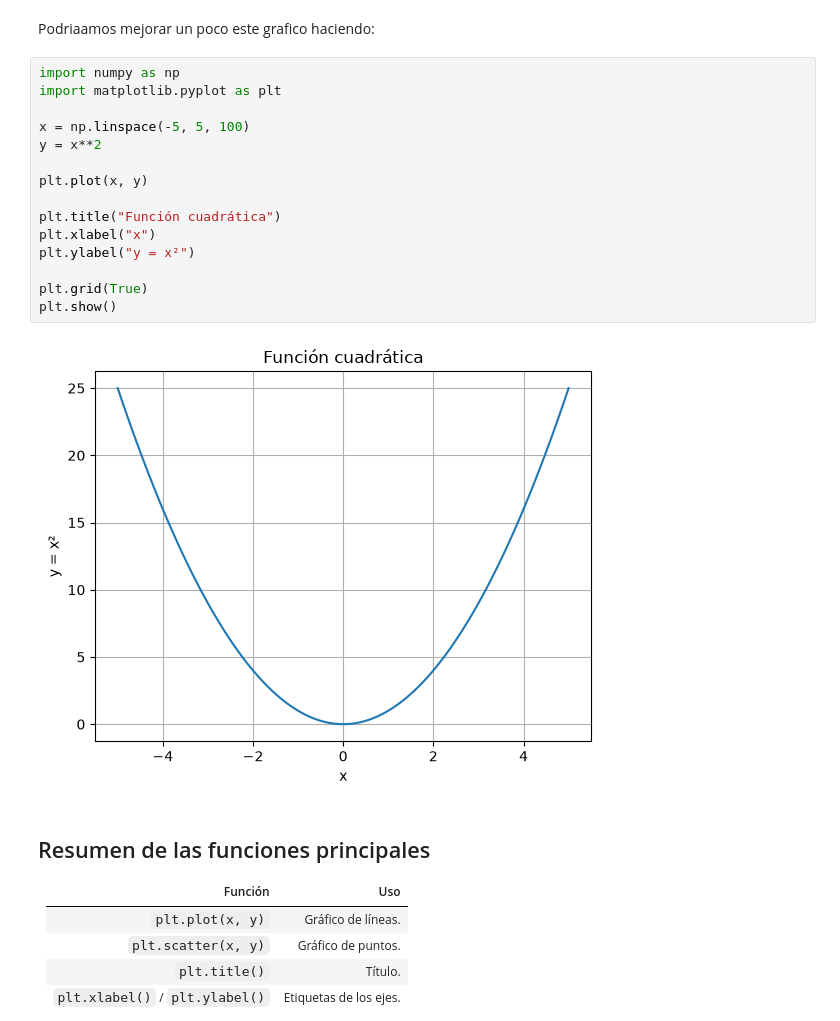
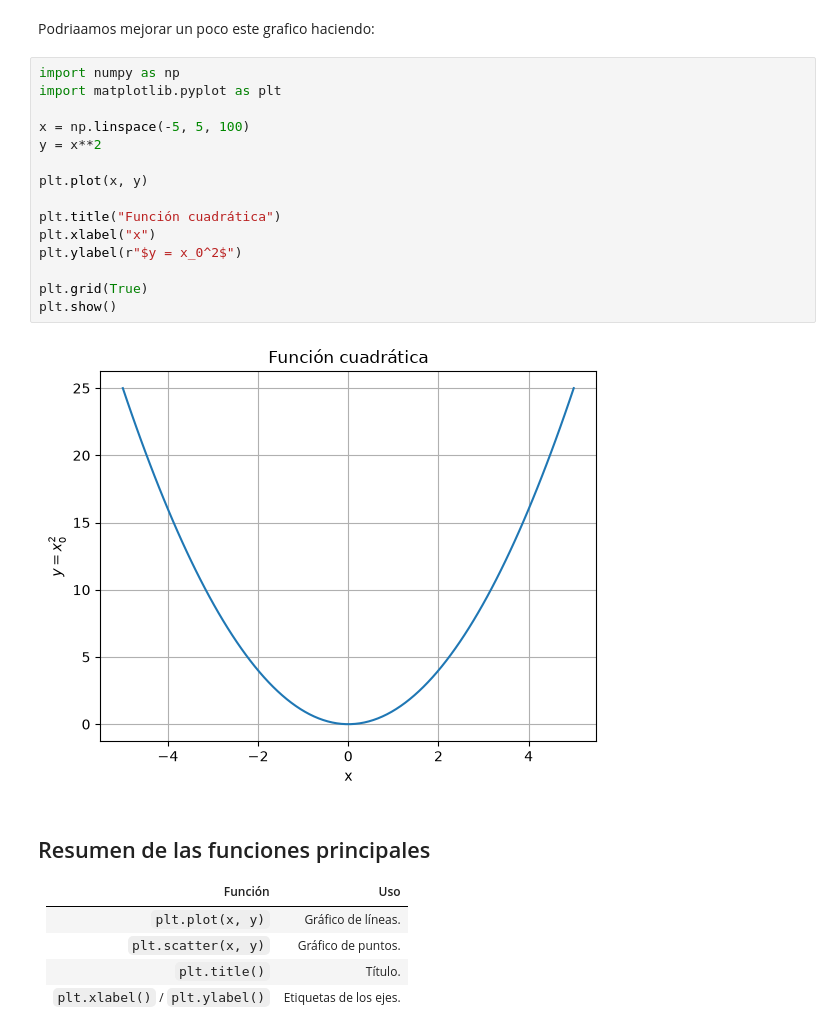
Before and after one commit to wpregliasco/obsidian.python-sci, a Jupyter notebook: Clases/Clase-04_2.ipynb, the cells around one changed output. Cells and saved outputs as stored; diff of their text form.

```diff
--- a/Clases/Clase-04_2.ipynb
+++ b/Clases/Clase-04_2.ipynb
@@ -42,20 +42,20 @@ Podriaamos mejorar un poco este grafico haciendo:
 # %%
 import numpy as np
 import matplotlib.pyplot as plt
 
 x = np.linspace(-5, 5, 100)
 y = x**2
 
 plt.plot(x, y)
 
 plt.title("Función cuadrática")
 plt.xlabel("x")
-plt.ylabel("y = x²")
+plt.ylabel(r"$y = x_0^2$")
 
 plt.grid(True)
 plt.show()
 # %% [output]
-[figure, old version]
+[figure, new version]
 # %% [markdown]
 ## Resumen de las funciones principales
 
```
Also changed, not shown: 3 other files.
